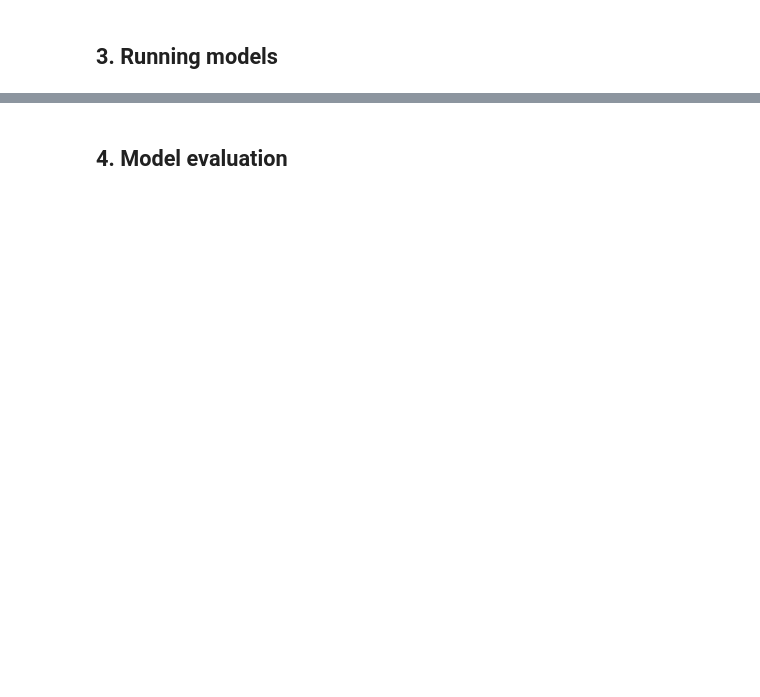
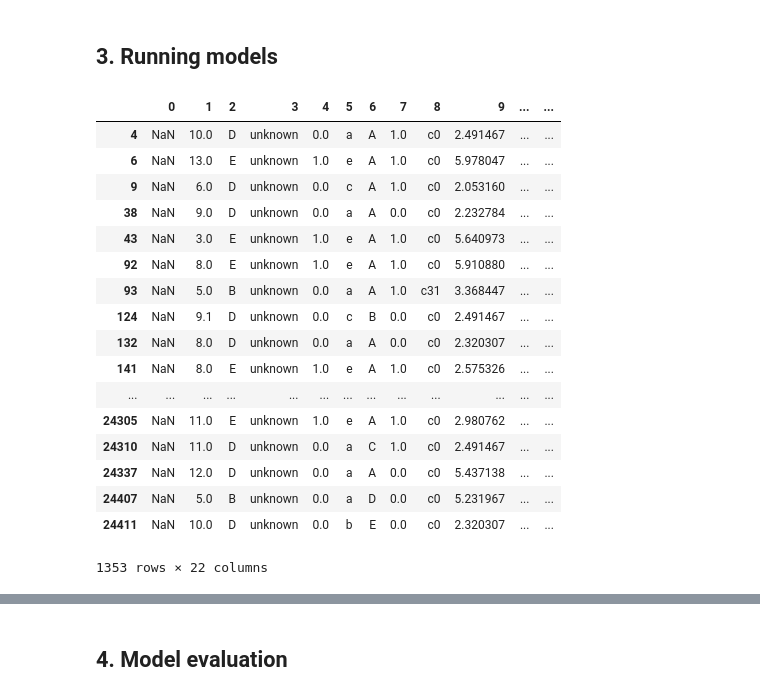
Before and after one commit to rtuchman/IML-Final-Project, a Jupyter notebook: Final Project.ipynb, the cells around one changed output, grey strips where cells are left out. Drawn from its saved outputs; the diff is of its cells as text; code cells hidden in the pictures; blank space fills up the shorter version.

```diff
--- a/Final Project.ipynb
+++ b/Final Project.ipynb
@@ -1051,2 +1078,23 @@ fs.plot_feature_importances(threshold = 0.99, plot_n = 12)
 # %% [markdown]
 ## 3. Running models
+# %%
+df_train[df_train['3'] == 'unknown']
+# %% [output]
+|  | 0 | 1 | 2 | 3 | 4 | 5 | 6 | 7 | 8 | 9 | ... | ... |
+| 4 | NaN | 10.0 | D | unknown | 0.0 | a | A | 1.0 | c0 | 2.491467 | ... | ... |
+| 6 | NaN | 13.0 | E | unknown | 1.0 | e | A | 1.0 | c0 | 5.978047 | ... | ... |
+| 9 | NaN | 6.0 | D | unknown | 0.0 | c | A | 1.0 | c0 | 2.053160 | ... | ... |
+| 38 | NaN | 9.0 | D | unknown | 0.0 | a | A | 0.0 | c0 | 2.232784 | ... | ... |
+| 43 | NaN | 3.0 | E | unknown | 1.0 | e | A | 1.0 | c0 | 5.640973 | ... | ... |
+| 92 | NaN | 8.0 | E | unknown | 1.0 | e | A | 1.0 | c0 | 5.910880 | ... | ... |
+| 93 | NaN | 5.0 | B | unknown | 0.0 | a | A | 1.0 | c31 | 3.368447 | ... | ... |
+| 124 | NaN | 9.1 | D | unknown | 0.0 | c | B | 0.0 | c0 | 2.491467 | ... | ... |
+| 132 | NaN | 8.0 | D | unknown | 0.0 | a | A | 0.0 | c0 | 2.320307 | ... | ... |
+| 141 | NaN | 8.0 | E | unknown | 1.0 | e | A | 1.0 | c0 | 2.575326 | ... | ... |
+| ... | ... | ... | ... | ... | ... | ... | ... | ... | ... | ... | ... | ... |
+| 24305 | NaN | 11.0 | E | unknown | 1.0 | e | A | 1.0 | c0 | 2.980762 | ... | ... |
+| 24310 | NaN | 11.0 | D | unknown | 0.0 | a | C | 1.0 | c0 | 2.491467 | ... | ... |
+| 24337 | NaN | 12.0 | D | unknown | 0.0 | a | A | 0.0 | c0 | 5.437138 | ... | ... |
+| 24407 | NaN | 5.0 | B | unknown | 0.0 | a | D | 0.0 | c0 | 5.231967 | ... | ... |
+| 24411 | NaN | 10.0 | D | unknown | 0.0 | b | E | 0.0 | c0 | 2.320307 | ... | ... |
+1353 rows × 22 columns
```
Also changed, not shown: parts of 7 cells of this notebook, 4 other files.
